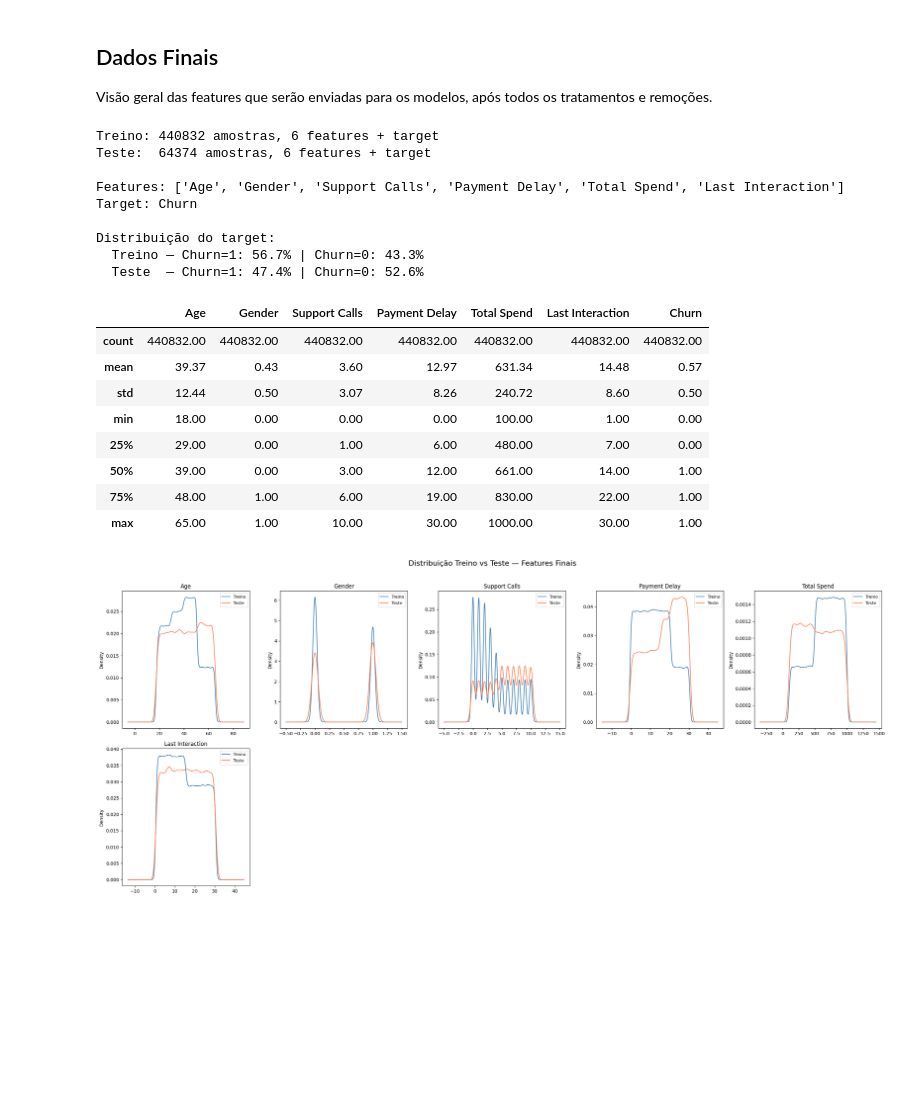
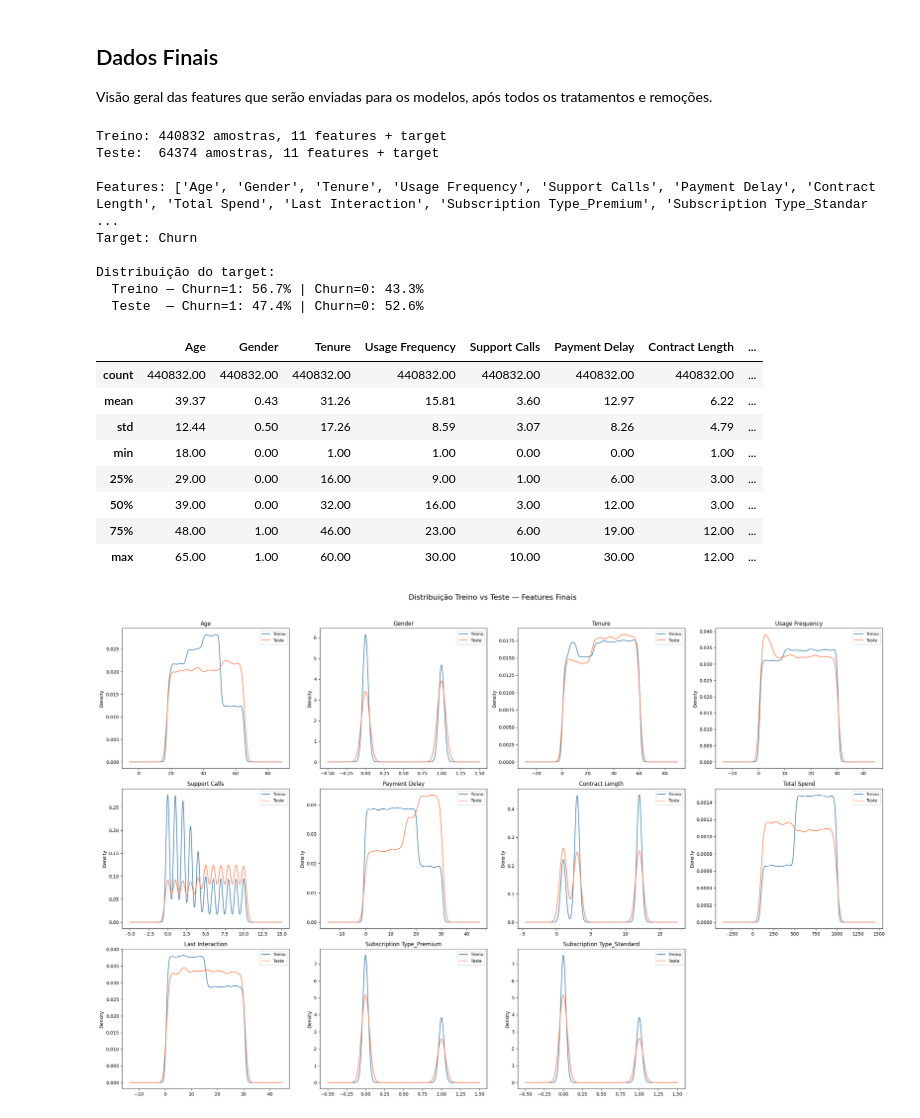
Before and after one commit to joaosaraivarodrigues1/CMC13, a Jupyter notebook: notebooks/1_preparacao_dados.ipynb, the cells around one changed output. Saved outputs shown, nothing was run; the diff lists cells and outputs as text; code cells hidden in the pictures; blank space fills up the shorter version.

```diff
--- a/notebooks/1_preparacao_dados.ipynb
+++ b/notebooks/1_preparacao_dados.ipynb
@@ -481,8 +486,9 @@ plt.show()
 # %%
-# Remover Contract Length
-df_treino = df_treino.drop(columns=['Contract Length'])
-df_teste = df_teste.drop(columns=['Contract Length'])
+# SUSPENSA — Remoção de Contract Length revertida (ver markdown acima)
+# A análise indicava remoção, mas os modelos ficaram sem poder preditivo suficiente.
+# df_treino = df_treino.drop(columns=['Contract Length'])
+# df_teste = df_teste.drop(columns=['Contract Length'])
 
 print(f'Treino: {df_treino.shape} | Teste: {df_teste.shape}')
-print(f'Features restantes: {list(df_treino.columns)}')
+print(f'Contract Length MANTIDA nos dados.')
 # %% [output]
@@ -778,9 +801,10 @@ for col in [c for c in df_treino.columns if c != 'Churn']:
 # %%
-# Remover features com correlação fraca
-cols_remover = ['Tenure', 'Usage Frequency', 'Subscription Type_Premium', 'Subscription Type_Standard']
-df_treino = df_treino.drop(columns=cols_remover)
-df_teste = df_teste.drop(columns=cols_remover)
+# SUSPENSA — Remoção de features revertida (ver markdown acima)
+# A correlação linear fraca não implica ausência de poder preditivo.
+# cols_remover = ['Tenure', 'Usage Frequency', 'Subscription Type_Premium', 'Subscription Type_Standard']
+# df_treino = df_treino.drop(columns=cols_remover)
+# df_teste = df_teste.drop(columns=cols_remover)
 
 print(f'Treino: {df_treino.shape} | Teste: {df_teste.shape}')
-print(f'Features restantes: {[c for c in df_treino.columns if c != "Churn"]}')
+print(f'TODAS as features mantidas: {[c for c in df_treino.columns if c != "Churn"]}')
 # %% [output]
@@ -815,46 +839,47 @@ print(f"  Treino — Churn=1: {df_treino['Churn'].mean()*100:.1f}% | Churn=0: {(
 print(f"  Teste  — Churn=1: {df_teste['Churn'].mean()*100:.1f}% | Churn=0: {(1-df_teste['Churn'].mean())*100:.1f}%")
 df_treino.describe().round(2)
 # %% [output]
-Treino: 440832 amostras, 6 features + target
-Teste:  64374 amostras, 6 features + target
+Treino: 440832 amostras, 11 features + target
+Teste:  64374 amostras, 11 features + target
 
-Features: ['Age', 'Gender', 'Support Calls', 'Payment Delay', 'Total Spend', 'Last Interaction']
+Features: ['Age', 'Gender', 'Tenure', 'Usage Frequency', 'Support Calls', 'Payment Delay', 'Contract Length', 'Total Spend', 'Last Interaction', 'Subscription Type_Premium', 'Subscription Type_Standar ...
 Target: Churn
 
 Distribuição do target:
   Treino — Churn=1: 56.7% | Churn=0: 43.3%
   Teste  — Churn=1: 47.4% | Churn=0: 52.6%
-|  | Age | Gender | Support Calls | Payment Delay | Total Spend | Last Interaction | Churn |
-| count | 440832.00 | 440832.00 | 440832.00 | 440832.00 | 440832.00 | 440832.00 | 440832.00 |
-| mean | 39.37 | 0.43 | 3.60 | 12.97 | 631.34 | 14.48 | 0.57 |
-| std | 12.44 | 0.50 | 3.07 | 8.26 | 240.72 | 8.60 | 0.50 |
-| min | 18.00 | 0.00 | 0.00 | 0.00 | 100.00 | 1.00 | 0.00 |
-| 25% | 29.00 | 0.00 | 1.00 | 6.00 | 480.00 | 7.00 | 0.00 |
-| 50% | 39.00 | 0.00 | 3.00 | 12.00 | 661.00 | 14.00 | 1.00 |
-| 75% | 48.00 | 1.00 | 6.00 | 19.00 | 830.00 | 22.00 | 1.00 |
-| max | 65.00 | 1.00 | 10.00 | 30.00 | 1000.00 | 30.00 | 1.00 |
+|  | Age | Gender | Tenure | Usage Frequency | Support Calls | Payment Delay | Contract Length | ... |
+| count | 440832.00 | 440832.00 | 440832.00 | 440832.00 | 440832.00 | 440832.00 | 440832.00 | ... |
+| mean | 39.37 | 0.43 | 31.26 | 15.81 | 3.60 | 12.97 | 6.22 | ... |
+| std | 12.44 | 0.50 | 17.26 | 8.59 | 3.07 | 8.26 | 4.79 | ... |
+| min | 18.00 | 0.00 | 1.00 | 1.00 | 0.00 | 0.00 | 1.00 | ... |
+| 25% | 29.00 | 0.00 | 16.00 | 9.00 | 1.00 | 6.00 | 3.00 | ... |
+| 50% | 39.00 | 0.00 | 32.00 | 16.00 | 3.00 | 12.00 | 3.00 | ... |
+| 75% | 48.00 | 1.00 | 46.00 | 23.00 | 6.00 | 19.00 | 12.00 | ... |
+| max | 65.00 | 1.00 | 60.00 | 30.00 | 10.00 | 30.00 | 12.00 | ... |
 # %%
 # KDE Treino vs Teste — features finais
 cols_finais = [c for c in df_treino.columns if c != 'Churn']
+n_cols = 4
+n_rows = -(-len(cols_finais) // n_cols)  # ceil division
 
-fig, axes = plt.subplots(2, 5, figsize=(24, 10))
+fig, axes = plt.subplots(n_rows, n_cols, figsize=(6 * n_cols, 5 * n_rows))
 axes = axes.flatten()
 
 for i, col in enumerate(cols_finais):
     df_treino[col].plot.kde(ax=axes[i], color='steelblue', label='Treino')
     df_teste[col].plot.kde(ax=axes[i], color='coral', label='Teste')
     axes[i].set_title(col, fontsize=12)
     axes[i].legend(fontsize=9)
 
-# Esconder subplots vazios
 for j in range(len(cols_finais), len(axes)):
     axes[j].set_visible(False)
 
 plt.suptitle('Distribuição Treino vs Teste — Features Finais', fontsize=16, y=1.02)
 plt.tight_layout()
 plt.savefig('../relatorio/imagens/1_prep_kde_features_finais.png', dpi=150, bbox_inches='tight')
 plt.show()
 # %% [output]
-[figure, old version]
+[figure, new version]
 # %%
 # Distribuição por Churn — features finais
```
Also changed, not shown: parts of 15 cells of this notebook, 15 other files.
